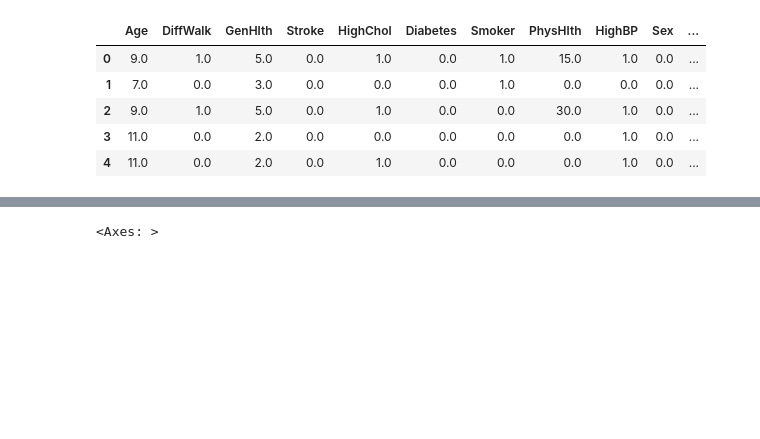
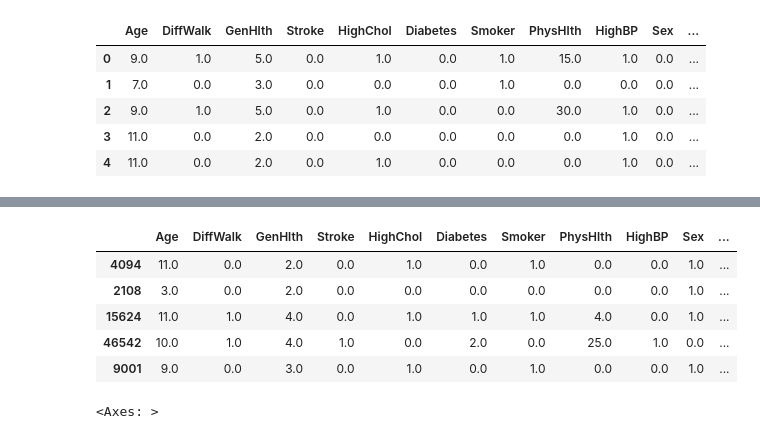
Before and after one commit to JuanSepu18/CarvasPredicter, a Jupyter notebook: proyecto_final.ipynb, the cells around one changed output, grey strips where cells are left out. Cells and saved outputs as stored; diff of their text form; code cells hidden in the pictures; blank space fills up the shorter version.

```diff
--- a/proyecto_final.ipynb
+++ b/proyecto_final.ipynb
@@ -119,3 +175,13 @@ data_hc.head()
+# %%
+test_data_shuffled = shuffle(test_data, random_state=21)
+test_data_shuffled.head()
+# %% [output]
+|  | Age | DiffWalk | GenHlth | Stroke | HighChol | Diabetes | Smoker | PhysHlth | HighBP | Sex | ... |
+| 4094 | 11.0 | 0.0 | 2.0 | 0.0 | 1.0 | 0.0 | 1.0 | 0.0 | 0.0 | 1.0 | ... |
+| 2108 | 3.0 | 0.0 | 2.0 | 0.0 | 0.0 | 0.0 | 0.0 | 0.0 | 0.0 | 1.0 | ... |
+| 15624 | 11.0 | 1.0 | 4.0 | 0.0 | 1.0 | 1.0 | 1.0 | 4.0 | 0.0 | 1.0 | ... |
+| 46542 | 10.0 | 1.0 | 4.0 | 1.0 | 0.0 | 2.0 | 0.0 | 25.0 | 1.0 | 0.0 | ... |
+| 9001 | 9.0 | 0.0 | 3.0 | 0.0 | 1.0 | 0.0 | 1.0 | 0.0 | 0.0 | 1.0 | ... |
 # %%
 sns.heatmap(data_hc.corr())
 # %% [output]
```
Also changed, not shown: parts of 20 cells of this notebook.
